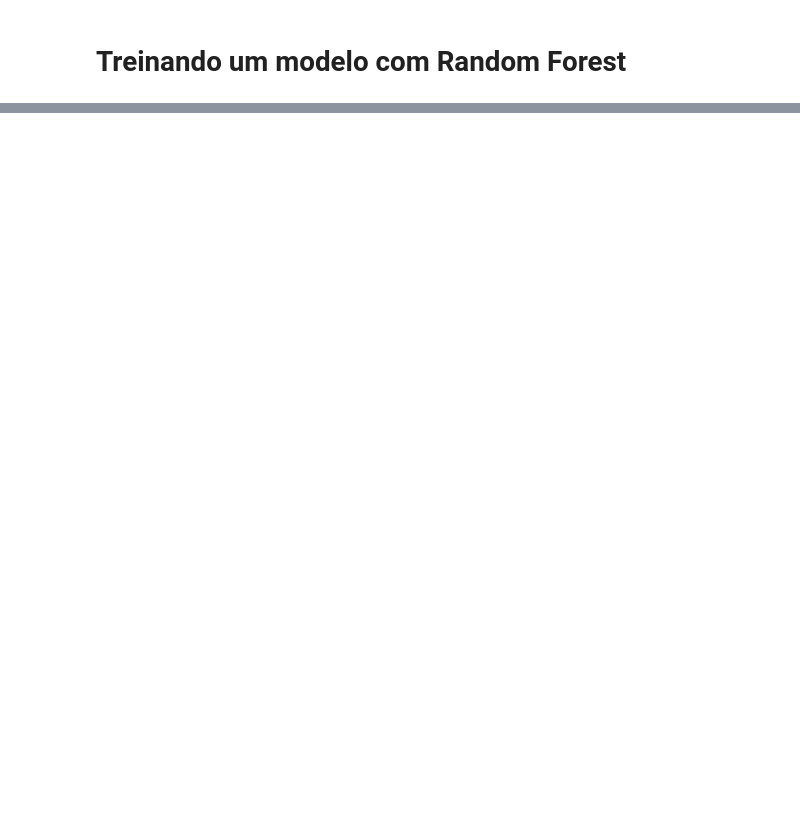
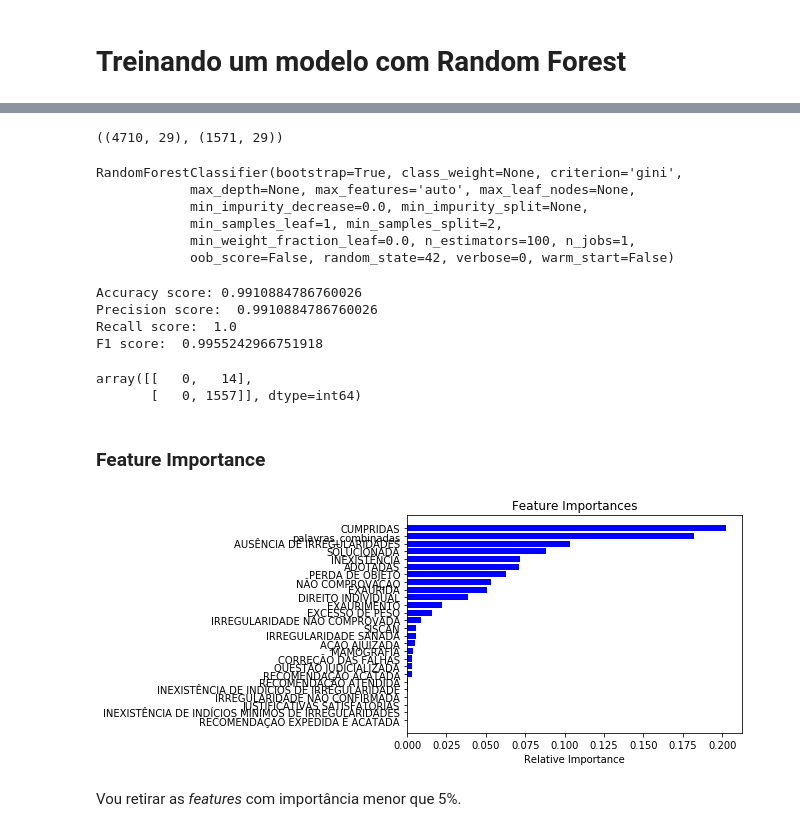
Before and after one commit to andrethiago/ml-colegiado-mpf, a Jupyter notebook: notebooks/1ACAM-Fase01.ipynb, the cells around one changed output, grey strips where cells are left out. Cells and saved outputs as stored; diff of their text form; code cells hidden in the pictures; blank space fills up the shorter version.

Commit message:
Adição de mais dados e modelo com palavras chaves.

```diff
--- a/notebooks/1ACAM-Fase01.ipynb
+++ b/notebooks/1ACAM-Fase01.ipynb
@@ -323,0 +341,16 @@ array([[   0,   18],
+# %%
+'''
+IDEIA: criar uma variável que representa a soma dos valores das palavra-chaves.
+Em suma, vai indicar o número de palavras-chaves presentes no texto.
+'''
+#df_work['palavras_combinadas'] = 0
+for row in range(len(df_work)):
+    present = 0
+    for k in range(len(palavras_chaves)):
+        if palavras_chaves['palavras-chaves'][k].rfind('+') == -1:
+            column = str(palavras_chaves['palavras-chaves'][k])
+            if df_work.loc[row, column] == 1:
+                present += 1
+    df_work.loc[row, 'palavras_combinadas'] = present
+
+df_work.sample(10)
@@ -323,0 +370,59 @@ array([[   0,   18],
+# %%
+from sklearn.model_selection import train_test_split
+
+train, valid = train_test_split(df_work, random_state=42)
+train.shape, valid.shape
+# %% [output]
+((4710, 29), (1571, 29))
+# %%
+cols_to_remove = ['id', 'peca_promocao', 'homologado']
+features = [col for col in df_work.columns if col not in cols_to_remove]
+
+model = RandomForestClassifier(random_state=42, n_estimators=100)
+model.fit(train[features], train['homologado'])
+# %% [output]
+RandomForestClassifier(bootstrap=True, class_weight=None, criterion='gini',
+            max_depth=None, max_features='auto', max_leaf_nodes=None,
+            min_impurity_decrease=0.0, min_impurity_split=None,
+            min_samples_leaf=1, min_samples_split=2,
+            min_weight_fraction_leaf=0.0, n_estimators=100, n_jobs=1,
+            oob_score=False, random_state=42, verbose=0, warm_start=False)
+# %%
+train_preds = model.predict(train[features])
+valid_preds = model.predict(valid[features])
+
+print_score()
+# %% [output]
+Accuracy score: 0.9910884786760026
+Precision score:  0.9910884786760026
+Recall score:  1.0
+F1 score:  0.9955242966751918
+# %%
+confusion_matrix(valid['homologado'], valid_preds)
+# %% [output]
+array([[   0,   14],
+       [   0, 1557]], dtype=int64)
+# %% [markdown]
+### Feature Importance
+# %%
+import matplotlib.pyplot as plt
+
+def plot_fi(feature_importances, size=None):
+    feature_importances = model.feature_importances_
+
+    if not size:
+        size = len(feature_importances)
+
+    indices = np.argsort(feature_importances[0:size])
+
+    plt.title('Feature Importances')
+    plt.barh(range(size), feature_importances[indices], color='b', align='center')
+    plt.yticks(range(size), [features[i] for i in indices if i < size])
+    plt.xlabel('Relative Importance')
+    plt.show()
+
+plot_fi(model.feature_importances_)
+# %% [output]
+[figure, added]
+# %% [markdown]
+Vou retirar as *features* com importância menor que 5%.
```
Also changed, not shown: parts of 34 cells of this notebook, 4 other files.
